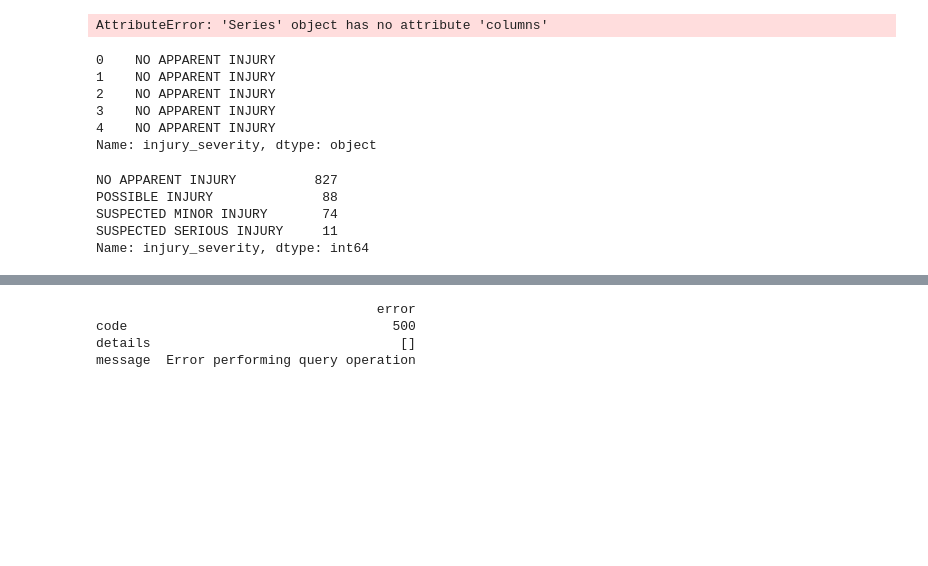
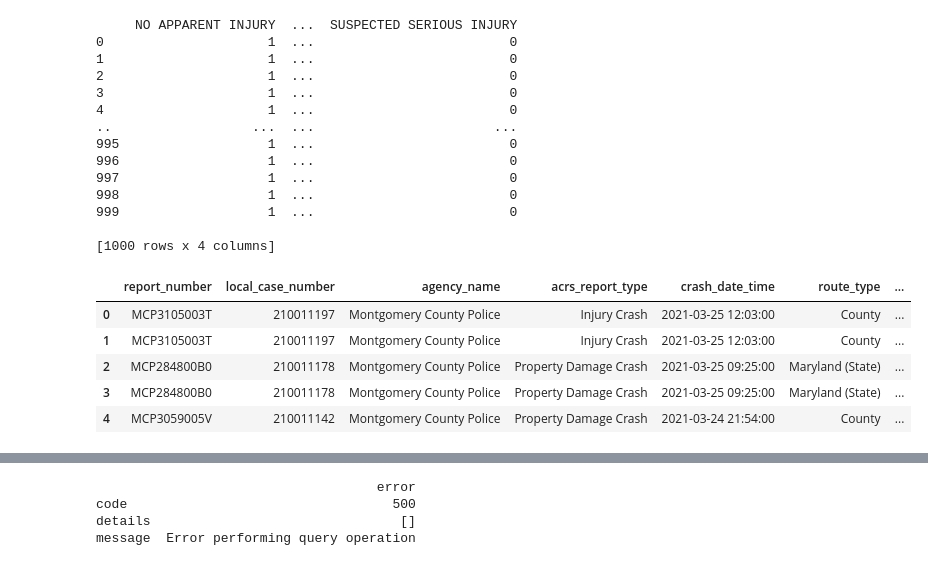
Before and after one commit to ivillama/capstone, a Jupyter notebook: Capstone.ipynb, the cells around one changed output, grey strips where cells are left out. Drawn from its saved outputs; the diff is of its cells as text; code cells hidden in the pictures; blank space fills up the shorter version.

```diff
--- a/Capstone.ipynb
+++ b/Capstone.ipynb
@@ -140,25 +73,0 @@ print(df1)
-# %%
-X1 = df1.
-Y1 = df1.injury_severity
-
-X1.head()
-print(X1)
-# %% [output]
-AttributeError: 'Series' object has no attribute 'columns'
-# %%
-Y1.head()
-# %% [output]
-0    NO APPARENT INJURY
-1    NO APPARENT INJURY
-2    NO APPARENT INJURY
-3    NO APPARENT INJURY
-4    NO APPARENT INJURY
-Name: injury_severity, dtype: object
-# %%
-Y1.value_counts()
-# %% [output]
-NO APPARENT INJURY          827
-POSSIBLE INJURY              88
-SUSPECTED MINOR INJURY       74
-SUSPECTED SERIOUS INJURY     11
-Name: injury_severity, dtype: int64
@@ -167,0 +74,27 @@ X1_train, X1_test, Y1_train, Y1_test = train_test_split(X1, Y1, test_size = 0.25
+# %%
+injurydummies = pd.get_dummies(df1.injury_severity)
+print(injurydummies)
+
+df2 = pd.concat([df1,injurydummies], axis = 1)
+df2.head()
+# %% [output]
+     NO APPARENT INJURY  ...  SUSPECTED SERIOUS INJURY
+0                     1  ...                         0
+1                     1  ...                         0
+2                     1  ...                         0
+3                     1  ...                         0
+4                     1  ...                         0
+..                  ...  ...                       ...
+995                   1  ...                         0
+996                   1  ...                         0
+997                   1  ...                         0
+998                   1  ...                         0
+999                   1  ...                         0
+
+[1000 rows x 4 columns]
+|  | report_number | local_case_number | agency_name | acrs_report_type | crash_date_time | route_type | ... |
+| 0 | MCP3105003T | 210011197 | Montgomery County Police | Injury Crash | 2021-03-25 12:03:00 | County | ... |
+| 1 | MCP3105003T | 210011197 | Montgomery County Police | Injury Crash | 2021-03-25 12:03:00 | County | ... |
+| 2 | MCP284800B0 | 210011178 | Montgomery County Police | Property Damage Crash | 2021-03-25 09:25:00 | Maryland (State) | ... |
+| 3 | MCP284800B0 | 210011178 | Montgomery County Police | Property Damage Crash | 2021-03-25 09:25:00 | Maryland (State) | ... |
+| 4 | MCP3059005V | 210011142 | Montgomery County Police | Property Damage Crash | 2021-03-24 21:54:00 | County | ... |
```
Also changed, not shown: parts of 21 cells of this notebook.
